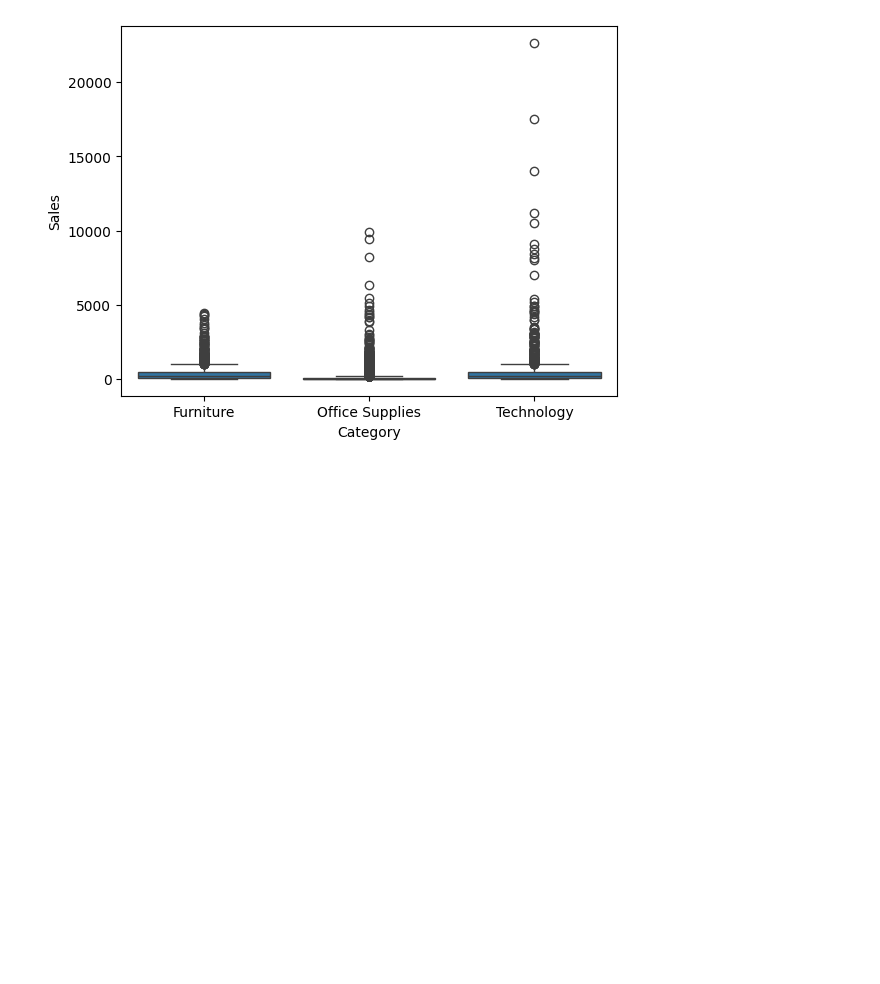
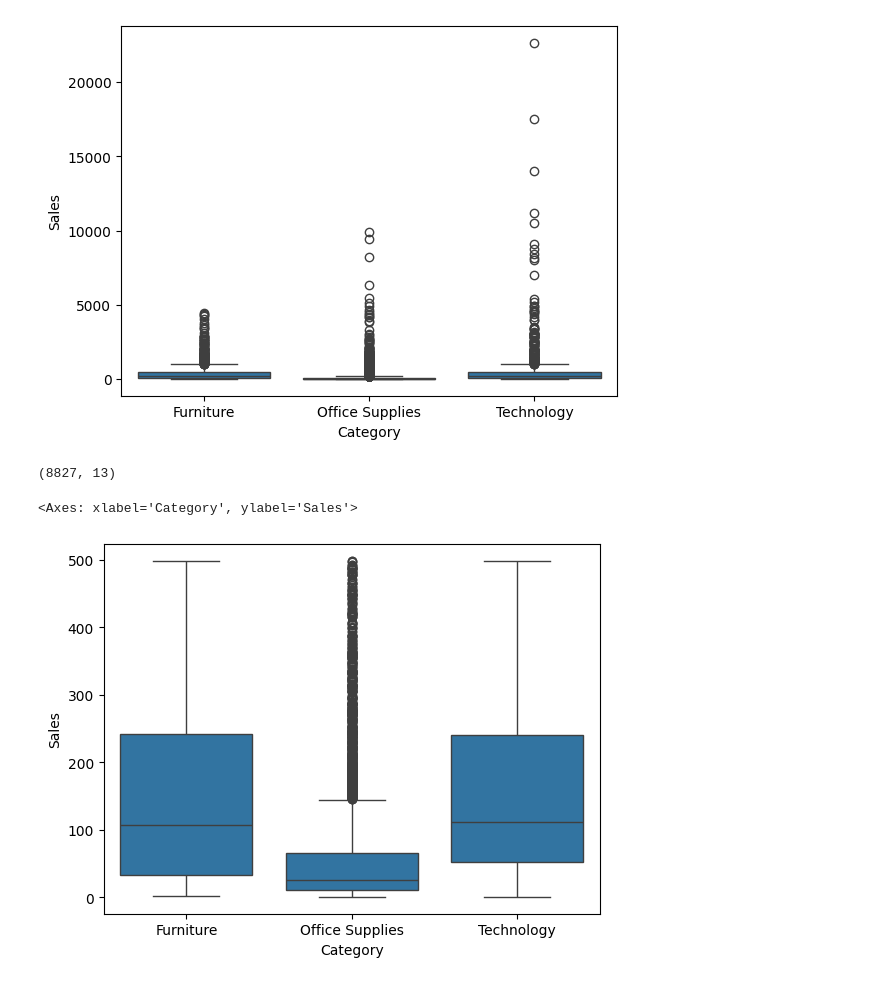
Before and after one commit to Roopa-KR/sales-intelligence-system, a Jupyter notebook: services/data_cleaning.ipynb, the cells around one changed output. Saved outputs shown, nothing was run; the diff lists cells and outputs as text; code cells hidden in the pictures; blank space fills up the shorter version.

```diff
--- a/services/data_cleaning.ipynb
+++ b/services/data_cleaning.ipynb
@@ -79,3 +83,15 @@ Q3 = df['Sales'].quantile(0.75)
 IQR = Q3 - Q1
 lower_bound = Q1 - 1.5 * IQR
 upper_bound = Q3 + 1.5 * IQR
+# %%
+
+df_cleaned = df[~((df['Sales'] < lower_bound) | (df['Sales'] > upper_bound))]
+# %%
+df_cleaned.shape
+# %% [output]
+(8827, 13)
+# %%
+sns.boxplot(x='Category', y='Sales', data=df_cleaned)
+# %% [output]
+<Axes: xlabel='Category', ylabel='Sales'>
+[figure, added]
```
Also changed, not shown: parts of 4 cells of this notebook.
